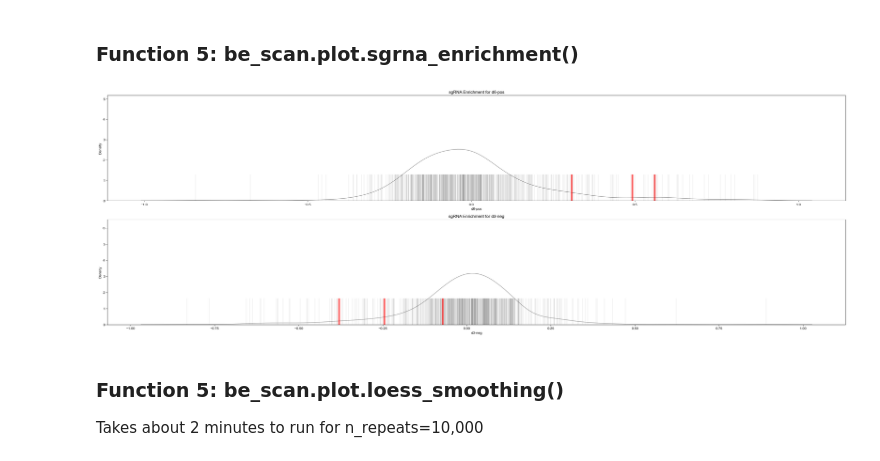
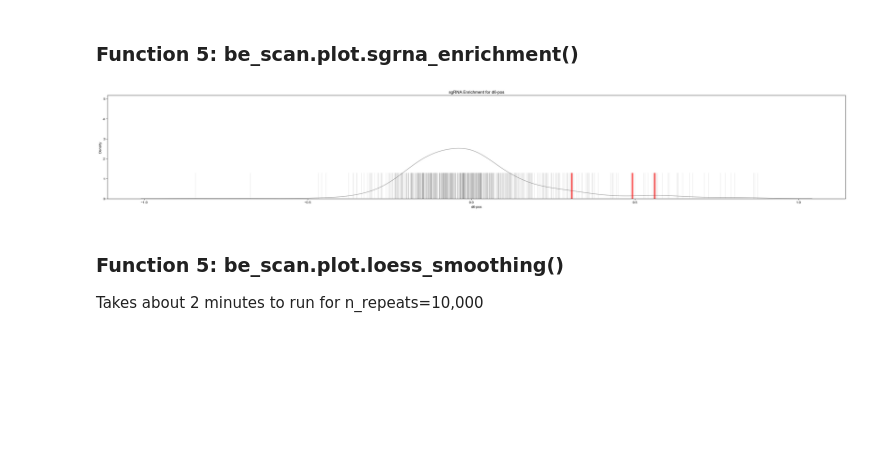
Before and after one commit to liaulab/be-scan, a Jupyter notebook: docs/source/notebooks/tutorial.ipynb, the cells around one changed output. Cells and saved outputs as stored; diff of their text form; code cells hidden in the pictures; blank space fills up the shorter version.

```diff
--- a/docs/source/notebooks/tutorial.ipynb
+++ b/docs/source/notebooks/tutorial.ipynb
@@ -452,15 +452,15 @@ be_scan.plot.boxplot(df_filepath  = plot_file, # data
 # %%
 import be_scan
 
 be_scan.plot.sgrna_enrichment(df_filepath  = plot_file, # data
-                              comparisons  = ['d6-pos', 'd3-neg'],  # name of a column in data, each column is a graph
+                              comparisons  = ['d6-pos'],  # name of a column in data, each column is a graph
                               highlight=True, highlight_col='sgRNA_ID',
                               highlight_vals=['DNMT3A2_149', 'DNMT3A2_150', 'DNMT3A2_151'],
 
                               savefig = False,
         )
 # %% [output]
-[figure, old version]
+[figure, new version]
 # %% [markdown]
 ### Function 5: be_scan.plot.loess_smoothing()
 
```
Also changed, not shown: parts of 2 cells of this notebook, 2 other files.
